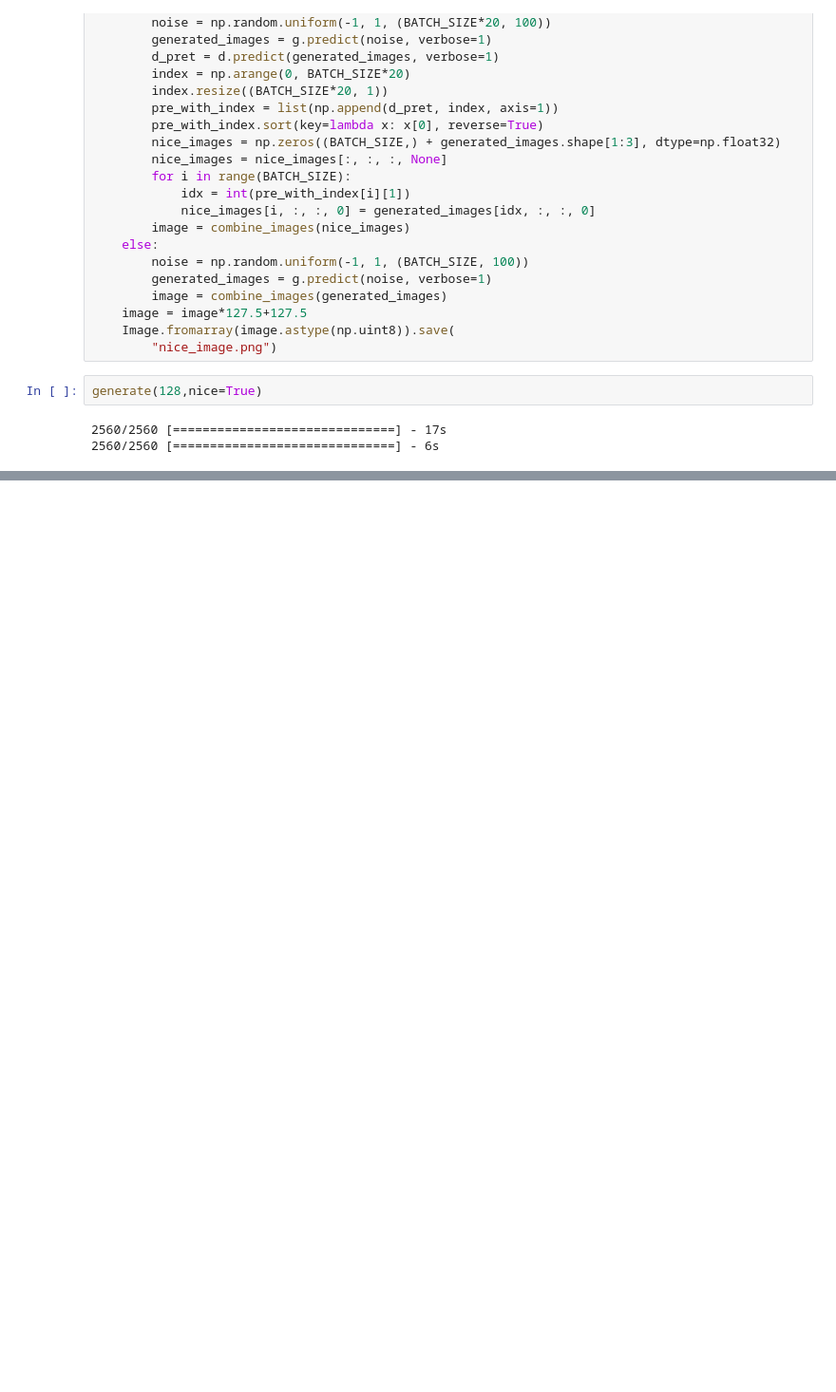
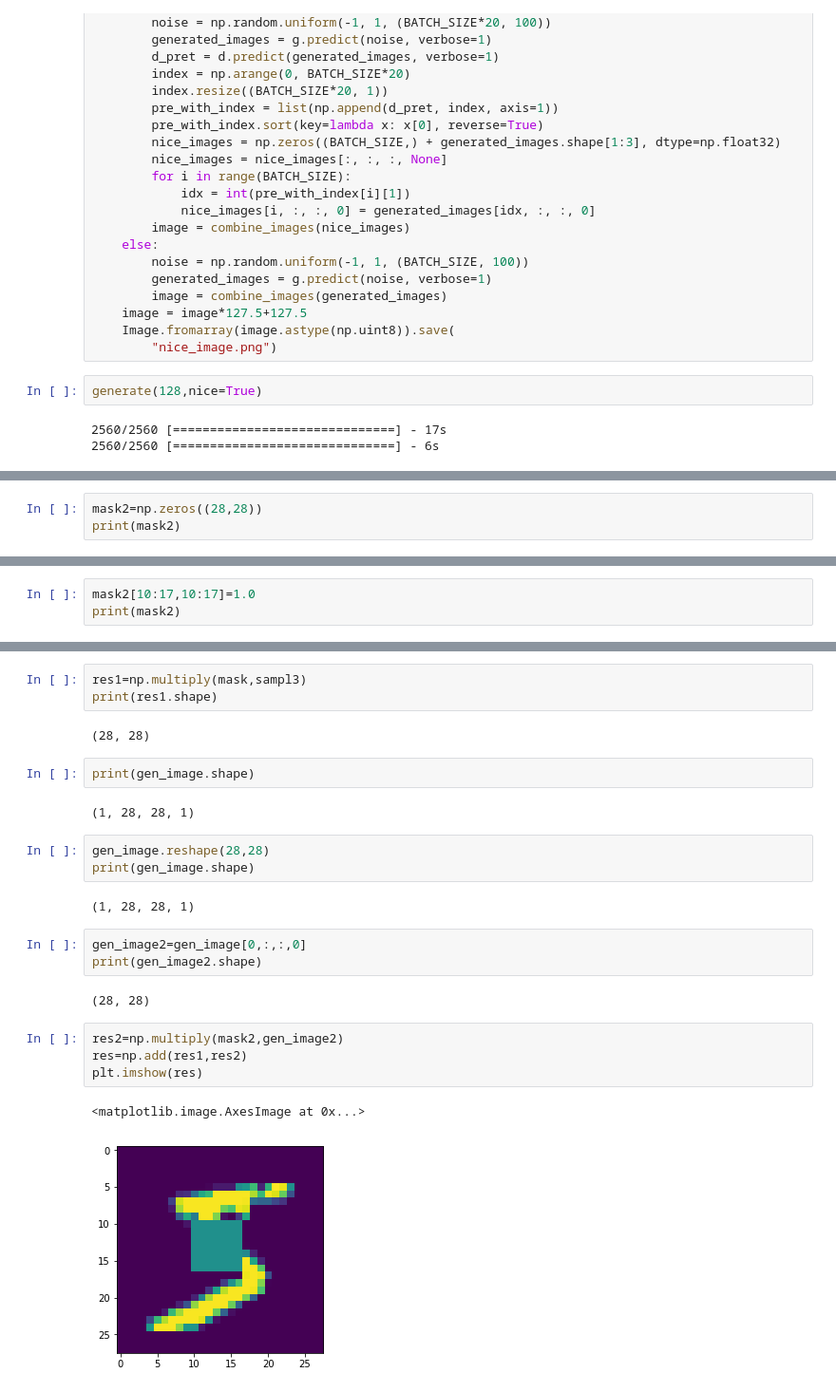
Before and after one commit to raj808569/DCGAN_KERAS, a Jupyter notebook: keras_gan.ipynb, the cells around one changed output, grey strips where cells are left out. Shown: that part at 95% size. Cells and saved outputs as stored; diff of their text form; blank space fills up the shorter version.

```diff
--- a/keras_gan.ipynb
+++ b/keras_gan.ipynb
@@ -367,0 +458,3 @@ generate(128,nice=True)
+# %%
+mask2=np.zeros((28,28))
+print(mask2)
@@ -367,0 +479,3 @@ generate(128,nice=True)
+# %%
+mask2[10:17,10:17]=1.0
+print(mask2)
@@ -367,0 +500,26 @@ generate(128,nice=True)
+# %%
+res1=np.multiply(mask,sampl3)
+print(res1.shape)
+# %% [output]
+(28, 28)
+# %%
+print(gen_image.shape)
+# %% [output]
+(1, 28, 28, 1)
+# %%
+gen_image.reshape(28,28)
+print(gen_image.shape)
+# %% [output]
+(1, 28, 28, 1)
+# %%
+gen_image2=gen_image[0,:,:,0]
+print(gen_image2.shape)
+# %% [output]
+(28, 28)
+# %%
+res2=np.multiply(mask2,gen_image2)
+res=np.add(res1,res2)
+plt.imshow(res)
+# %% [output]
+<matplotlib.image.AxesImage at 0x...>
+[figure, added]
```
Also changed, not shown: parts of 14 cells of this notebook.
